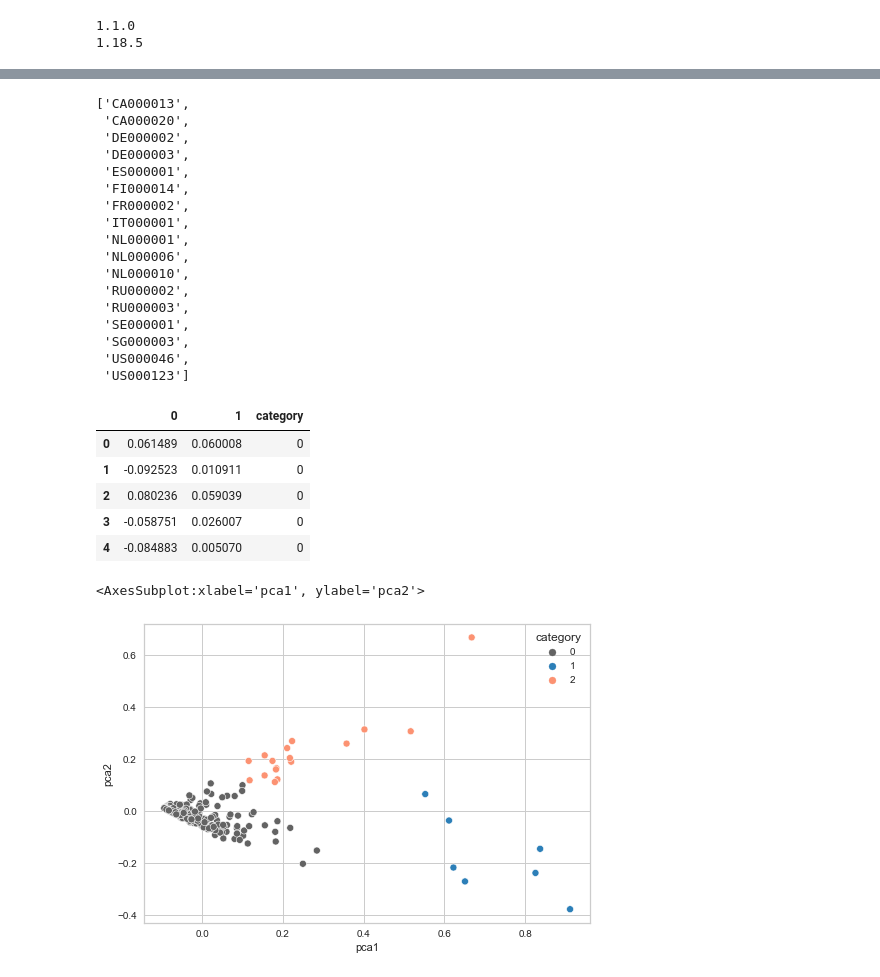
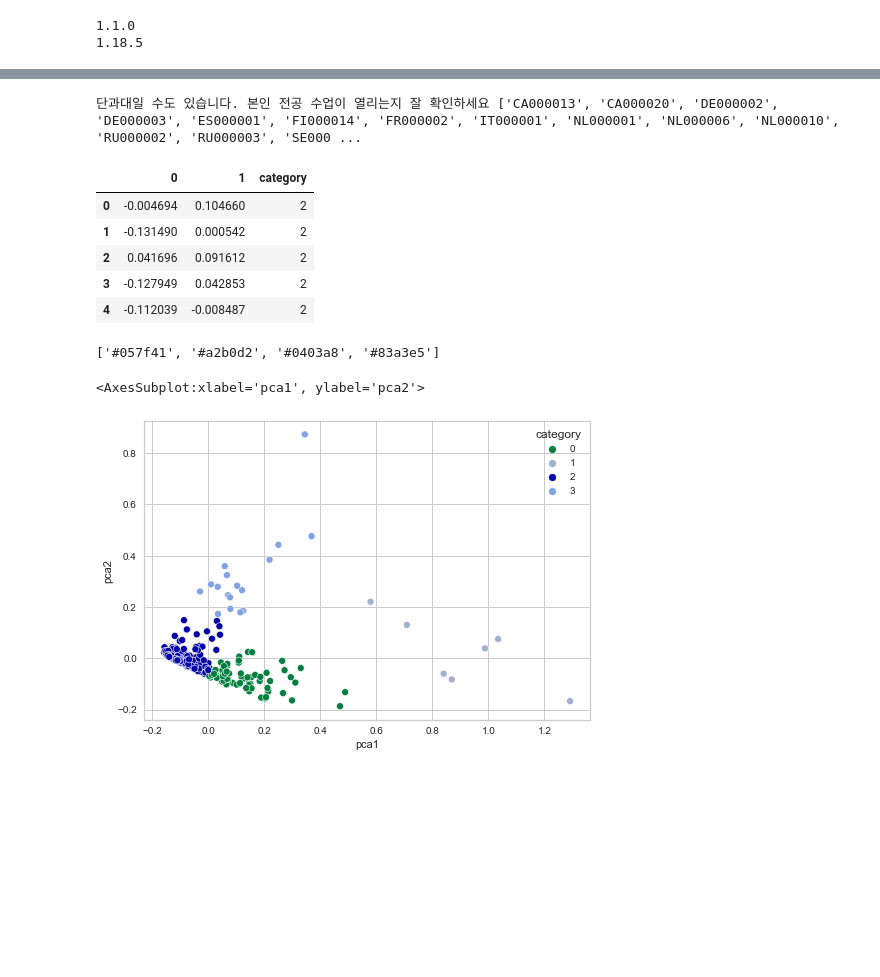
Before and after one commit to snoop2head/yonsei-exchange-program, a Jupyter notebook: cluster_departments_Kmeans.ipynb, the cells around one changed output, grey strips where cells are left out. Saved outputs shown, nothing was run; the diff lists cells and outputs as text; code cells hidden in the pictures; blank space fills up the shorter version.

Commit message:
kmeans clustering for 종합대 vs 단과대

```diff
--- a/cluster_departments_Kmeans.ipynb
+++ b/cluster_departments_Kmeans.ipynb
@@ -14,7 +14,7 @@ print(np.__version__)
 1.18.5
 # %%
 file_name = "department_data.csv"
-path = "data/" + file_name
+path = "data_wrangled/" + file_name
 df = pd.read_csv(path)
 # 데이터의 크기가 어느정도인지 본다.
 print(df.shape)
@@ -41,0 +40,4 @@ data = df_data.drop(columns=['대학코드', "NUM_DEP"])
+# %%
+columns_dropping = ["대학코드", "대학명"]
+data = df_data.drop(columns=columns_dropping)
+data[:5]
@@ -60,5 +84,6 @@ KElbowVisualizer(ax=<AxesSubplot:>, k=None, model=None)
 # %%
 # 4개 군집으로 진행
-model = KMeans(n_clusters=3, random_state=307)
+no_clusters = 4
+model = KMeans(n_clusters=no_clusters, random_state=307)
 model.fit(x_data)
 # %% [output]
@@ -107,24 +121,7 @@ df_data[df_data['category'] == 2]
-# %%
-list(df_data[df_data['category'] == 2]["대학코드"].values)
-print()
-# %% [output]
-['CA000013',
- 'CA000020',
- 'DE000002',
- 'DE000003',
- 'ES000001',
- 'FI000014',
- 'FR000002',
- 'IT000001',
- 'NL000001',
- 'NL000006',
- 'NL000010',
- 'RU000002',
- 'RU000003',
- 'SE000001',
- 'SG000003',
- 'US000046',
- 'US000123']
+# %%
+print("단과대일 수도 있습니다. 본인 전공 수업이 열리는지 잘 확인하세요" , list(df_data[df_data['category'] == 3]["대학코드"].values))
+# %% [output]
+단과대일 수도 있습니다. 본인 전공 수업이 열리는지 잘 확인하세요 ['CA000013', 'CA000020', 'DE000002', 'DE000003', 'ES000001', 'FI000014', 'FR000002', 'IT000001', 'NL000001', 'NL000006', 'NL000010', 'RU000002', 'RU000003', 'SE000 ...
 # %%
 pca = PCA(n_components=2)
 pca_fit = pca.fit(x_data)
@@ -136,16 +133,27 @@ pca_result['category'] = model.labels_
 pca_result[:5]
 # %% [output]
 |  | 0 | 1 | category |
-| 0 | 0.061489 | 0.060008 | 0 |
-| 1 | -0.092523 | 0.010911 | 0 |
-| 2 | 0.080236 | 0.059039 | 0 |
-| 3 | -0.058751 | 0.026007 | 0 |
-| 4 | -0.084883 | 0.005070 | 0 |
+| 0 | -0.004694 | 0.104660 | 2 |
+| 1 | -0.131490 | 0.000542 | 2 |
+| 2 | 0.041696 | 0.091612 | 2 |
+| 3 | -0.127949 | 0.042853 | 2 |
+| 4 | -0.112039 | -0.008487 | 2 |
 # %%
 pca_result = pca_result.rename(columns={0:'pca1', 1:'pca2'})
+# %%
+# randomly assign colors to the dot
+import random
+color_lists = []
+for i in range(no_clusters):
+    color = "%06x" % random.randint(0, 0xFFFFFF)
+    color_code = "#" + color
+    color_lists.append(color_code)
+color_lists
+# %% [output]
+['#057f41', '#a2b0d2', '#0403a8', '#83a3e5']
 # %%
 import seaborn as sns
-sns.scatterplot(data=pca_result, x='pca1', y='pca2', hue='category', palette=['#636363','#2c7fb8', '#fc9272'])
+sns.scatterplot(data=pca_result, x='pca1', y='pca2', hue='category', palette=color_lists)
 # %% [output]
 <AxesSubplot:xlabel='pca1', ylabel='pca2'>
-[figure, old version]
+[figure, new version]
```
Also changed, not shown: parts of 13 cells of this notebook, 3 other files.
